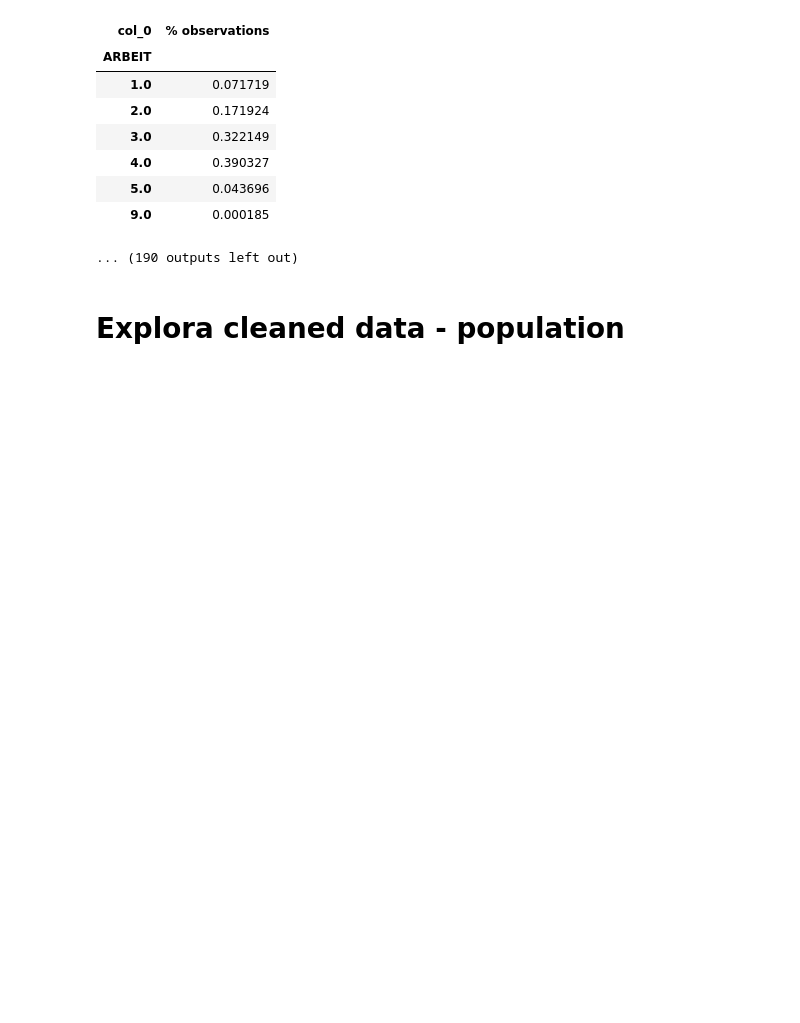
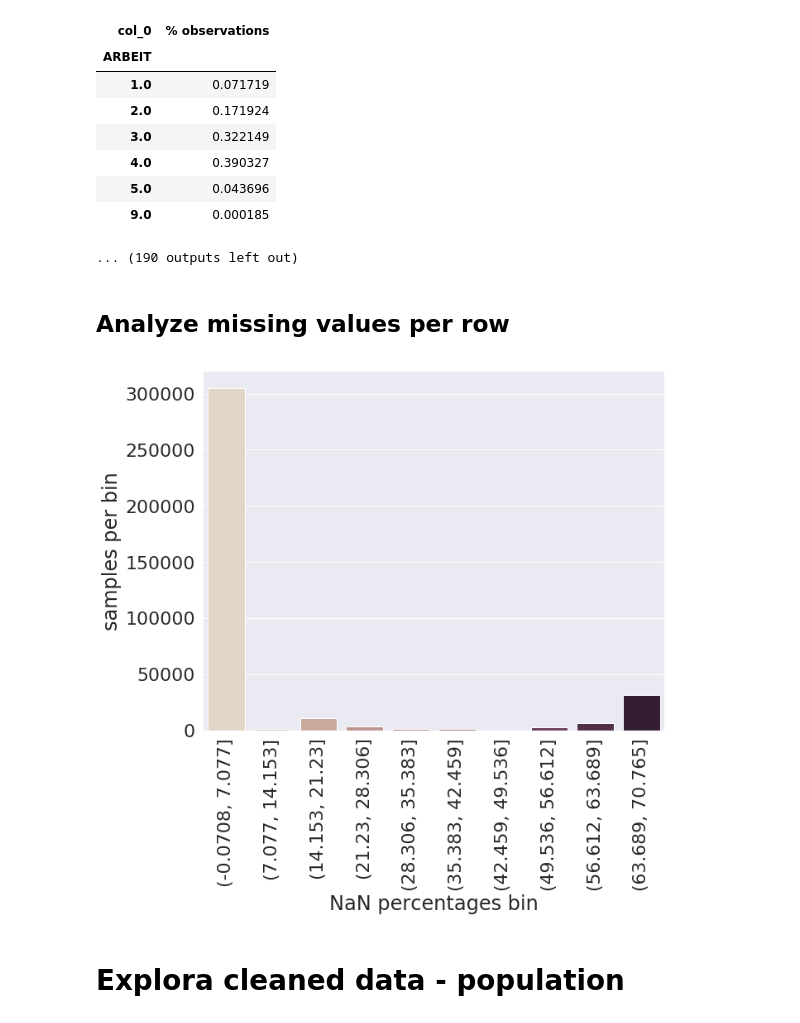
Before and after one commit to FenryrMKIII/udacity-ML-captstone, a Jupyter notebook: Arvato Project Workbook_DataExploration.ipynb, the cells around one changed output. Cells and saved outputs as stored; diff of their text form; code cells hidden in the pictures; blank space fills up the shorter version.

```diff
--- a/Arvato Project Workbook_DataExploration.ipynb
+++ b/Arvato Project Workbook_DataExploration.ipynb
@@ -369,6 +369,27 @@ for column in pop_df_cat:
 | 5.0 | 0.043696 |
 | 9.0 | 0.000185 |
 ... (190 outputs left out)
+# %% [markdown]
+## Analyze missing values per row
+# %%
+results, bins = pd.cut(pop_df_selected.isna().sum(axis=1)/pop_df_selected.shape[1]*100, bins=10, retbins=True)
+# %%
+# the same in percent
+var = results.value_counts()
+sns.set(font_scale=2)
+f, ax = plt.subplots(figsize=(10,8))
+g = sns.barplot(x = var.index, y = var.values,
+                  palette="ch:.25")
+g.set_xticklabels(g.get_xticklabels(),rotation=90)
+g.set(xlabel='NaN percentages bin', ylabel='samples per bin')
+
+fig = g.get_figure()
+#fig.savefig(Path('img/exploration').joinpath('barplot_high_unique' + col))
+
+# one sees a significant drop between 6th first columns and the rest
+# a ratio of nan around 65% should do it
+# %% [output]
+[figure, added]
 # %% [markdown]
 # Explora cleaned data - population
 # %%
```
Also changed, not shown: parts of 6 cells of this notebook, 3 other files.
